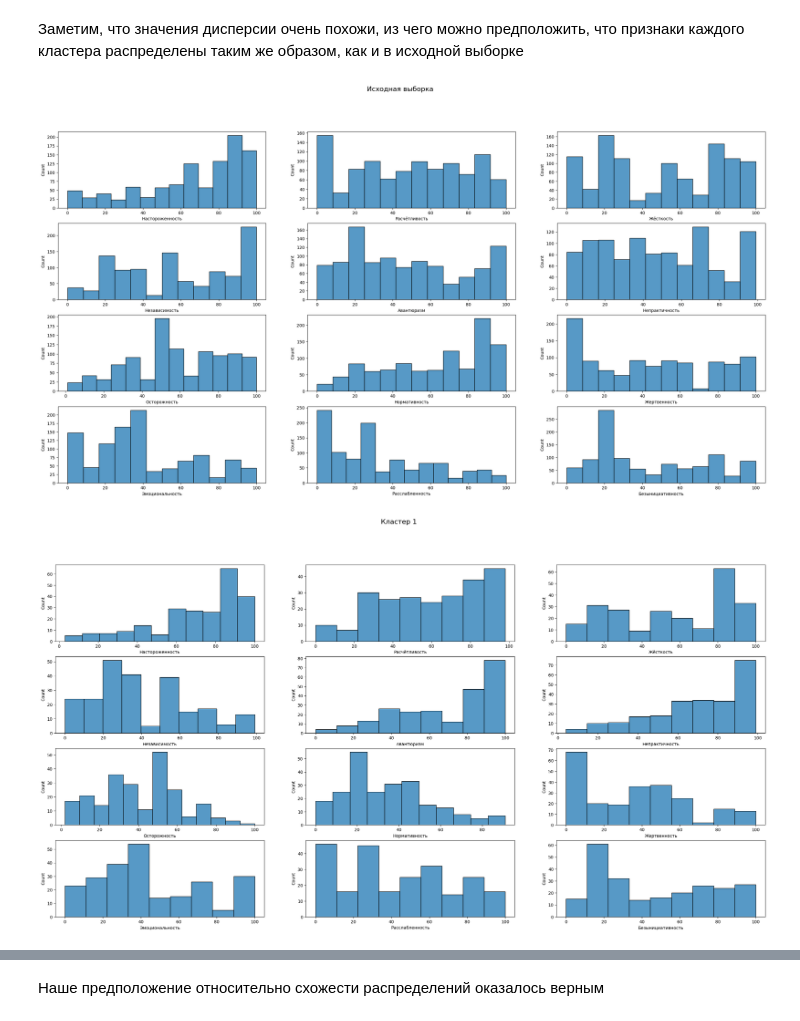
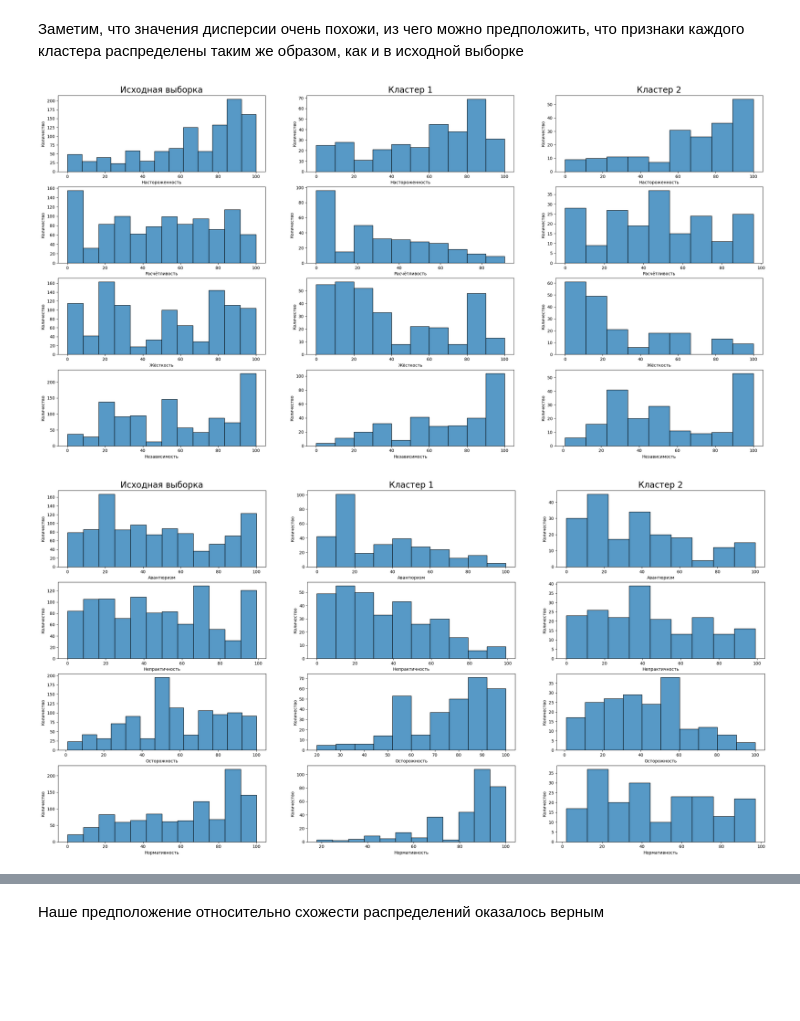
Before and after one commit to tooyoungforthis/expert_judgement, a Jupyter notebook: main.ipynb, the cells around one changed output, grey strips where cells are left out. Saved outputs shown, nothing was run; the diff lists cells and outputs as text; code cells hidden in the pictures; blank space fills up the shorter version.

```diff
--- a/main.ipynb
+++ b/main.ipynb
@@ -303,6 +291,6 @@ def cluster_info(cluster):
         find_variance(cluster[i])
         print('-'*100)
 # %%
-scaler = StandardScaler()
+scaler = MinMaxScaler()
 X = df.iloc[:, 3:]
 X = scaler.fit_transform(X)
@@ -350,24 +340,37 @@ find_variance(df)
 # %% [markdown]
 Заметим, что значения дисперсии очень похожи, из чего можно предположить, что признаки каждого кластера распределены таким же образом, как и в исходной выборке
+# %%
+datasets = [df, clusterd_df[0], clusterd_df[1]]
+from_0_to_3_columns = columns[0:4]
+from_4_to_7_columns = columns[4:8]
+from_8_to_12_columns = columns[8:12]
 # %%
 fig, ax = plt.subplots(4, 3, figsize=(30, 15))
-fig.suptitle('Исходная выборка', fontsize=16)
+ax[0][0].set_title('Исходная выборка',fontdict = {'fontsize': 20})
+ax[0][1].set_title('Кластер 1', fontdict = {'fontsize': 20})
+ax[0][2].set_title('Кластер 2', fontdict = {'fontsize': 20})
 h = 0
 for i in range(4):
     for j in range(3):
-        sns.histplot(ax=ax[i][j], data=df, x=columns[h])
+        dataset = datasets[h%3]
+        sns.histplot(ax=ax[i][j], data=dataset, x=from_0_to_3_columns[i])
+        ax[i][j].set_ylabel('Количество')
         h += 1
 # %% [output]
-[figure, old version]
+[figure, new version]
 # %%
 fig, ax = plt.subplots(4, 3, figsize=(30, 15))
-fig.suptitle('Кластер 1', fontsize=16)
+ax[0][0].set_title('Исходная выборка',fontdict = {'fontsize': 20})
+ax[0][1].set_title('Кластер 1', fontdict = {'fontsize': 20})
+ax[0][2].set_title('Кластер 2', fontdict = {'fontsize': 20})
 h = 0
 for i in range(4):
     for j in range(3):
-        sns.histplot(ax=ax[i][j], data=clusterd_df[0], x=columns[h])
+        dataset = datasets[h%3]
+        sns.histplot(ax=ax[i][j], data=dataset, x=from_4_to_7_columns[i])
+        ax[i][j].set_ylabel('Количество')
         h += 1
 # %% [output]
-[figure, old version]
+[figure, new version]
 # %%
 fig, ax = plt.subplots(4, 3, figsize=(30, 15))
```
Also changed, not shown: parts of 14 cells of this notebook.
